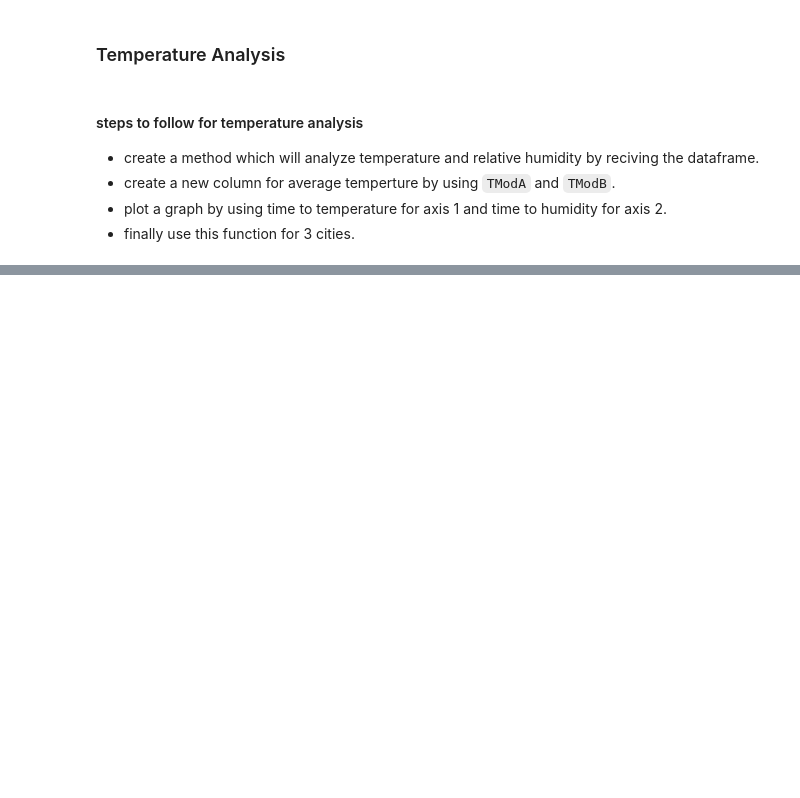
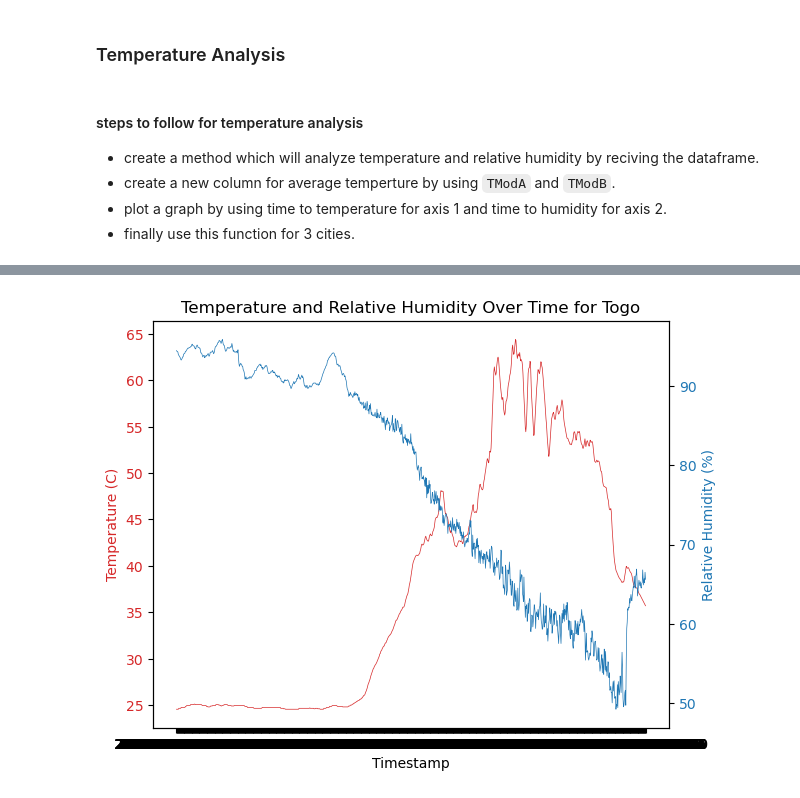
Before and after one commit to kebaHailu/TenX, a Jupyter notebook: src/notebooks/Wind_and_temp_analysis.ipynb, the cells around one changed output, grey strips where cells are left out. Drawn from its saved outputs; the diff is of its cells as text; code cells hidden in the pictures; blank space fills up the shorter version.

```diff
--- a/src/notebooks/Wind_and_temp_analysis.ipynb
+++ b/src/notebooks/Wind_and_temp_analysis.ipynb
@@ -84,0 +93,4 @@ analyze_temp_and_rh(benin)
+# %%
+analyze_temp_and_rh(togo.head(1000),'Togo')
+# %% [output]
+[figure, added]
```
Also changed, not shown: parts of 6 cells of this notebook, 1 other file.
